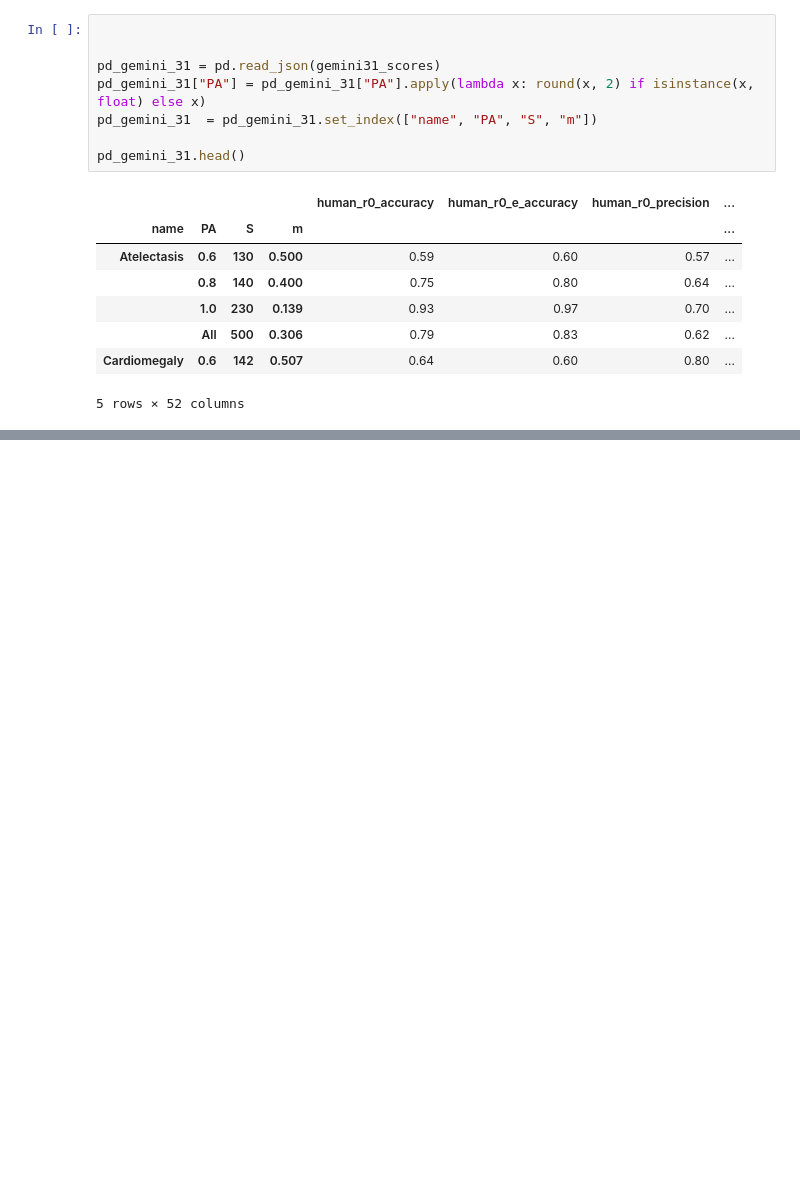
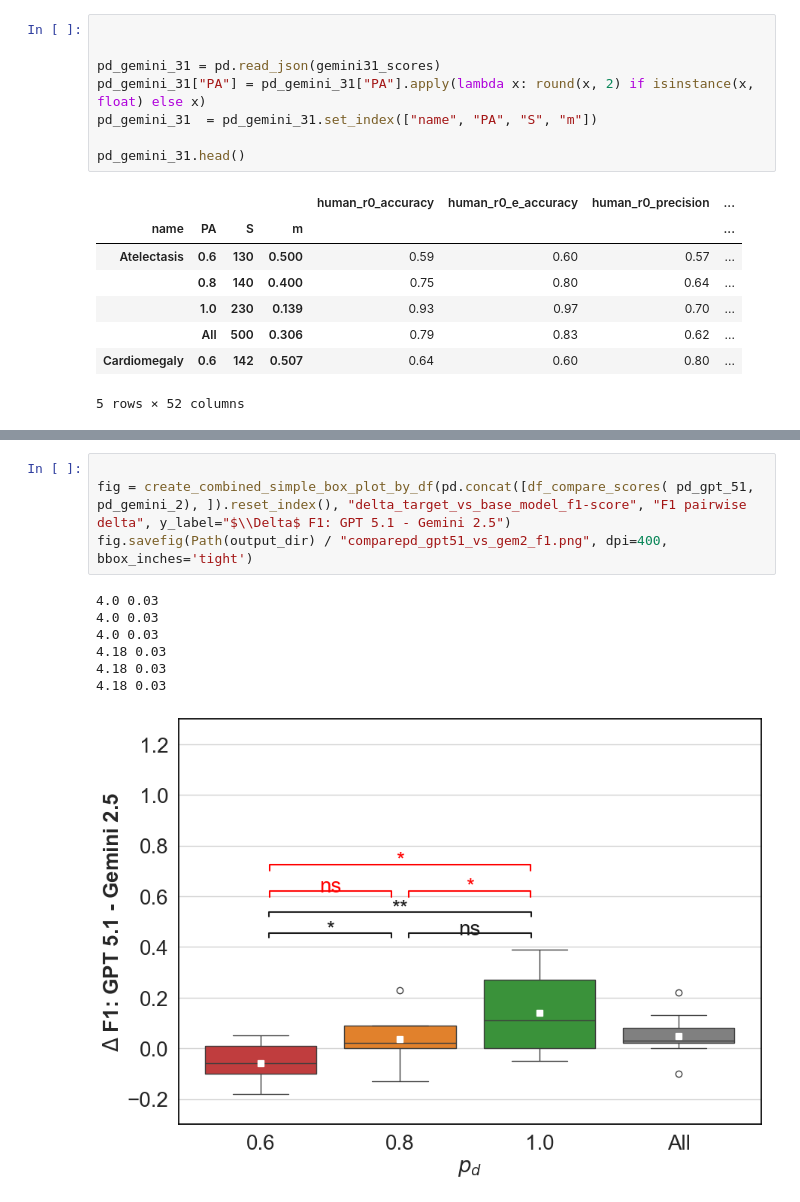
Before and after one commit to elangovana/uncertainty-paper-code, a Jupyter notebook: notebooks/gemni2_vs_3_analysis.ipynb, the cells around one changed output, grey strips where cells are left out. Saved outputs shown, nothing was run; the diff lists cells and outputs as text; blank space fills up the shorter version.

```diff
--- a/notebooks/gemni2_vs_3_analysis.ipynb
+++ b/notebooks/gemni2_vs_3_analysis.ipynb
@@ -125,0 +136,12 @@ fig.savefig(Path(output_dir) / "strong_vs_weakmodel_f1.png", dpi=400, bbox_inche
+# %%
+
+fig = create_combined_simple_box_plot_by_df(pd.concat([df_compare_scores( pd_gpt_51, pd_gemini_2), ]).reset_index(), "delta_target_vs_base_model_f1-score", "F1 pairwise delta", y_label="$\\Delta$ F1: GPT 5.1 - Gemini 2.5")
+fig.savefig(Path(output_dir) / "comparepd_gpt51_vs_gem2_f1.png", dpi=400, bbox_inches='tight')
+# %% [output]
+4.0 0.03
+4.0 0.03
+4.0 0.03
+4.18 0.03
+4.18 0.03
+4.18 0.03
+[figure, added]
```
Also changed, not shown: parts of 9 cells of this notebook, 1 other file.
